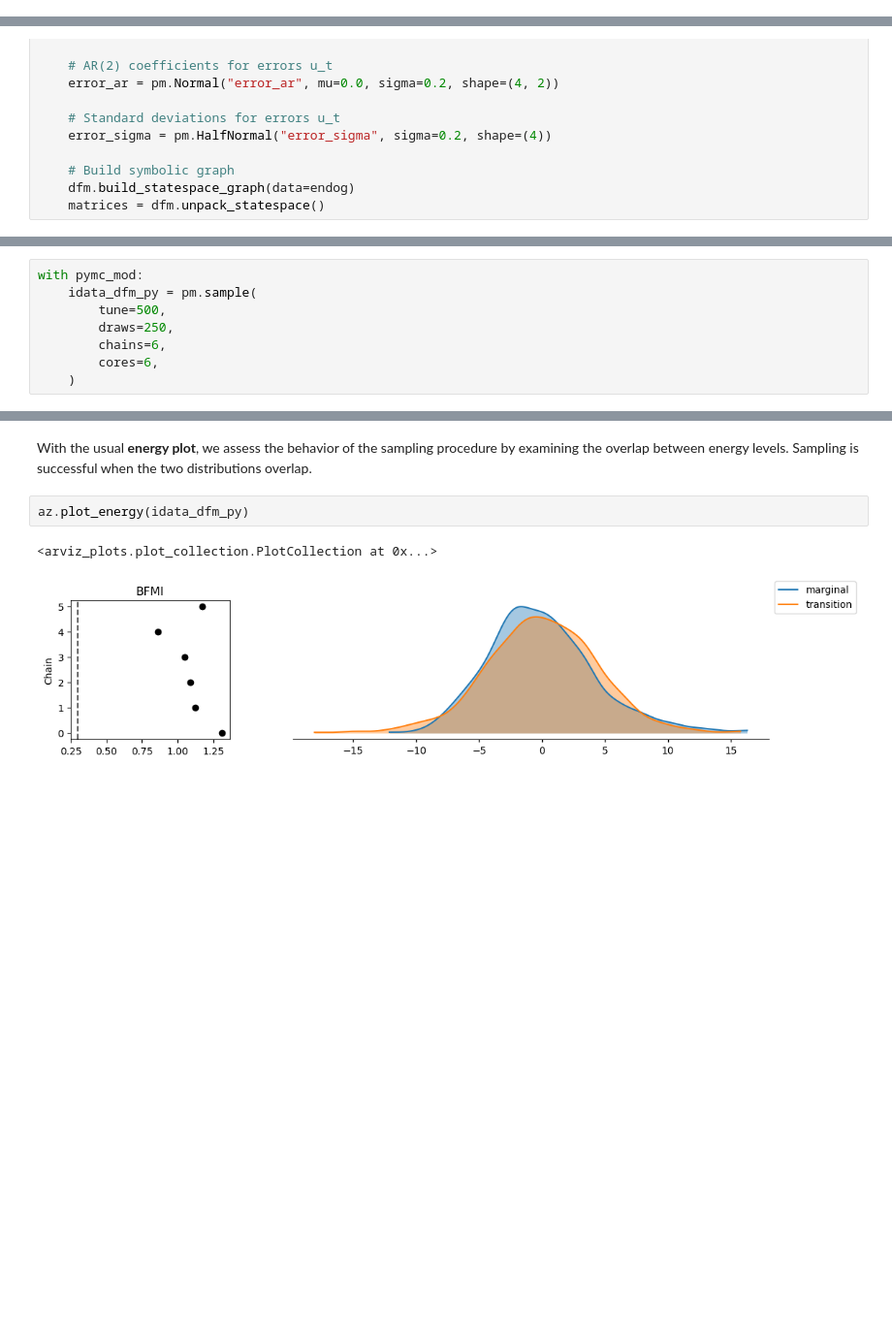
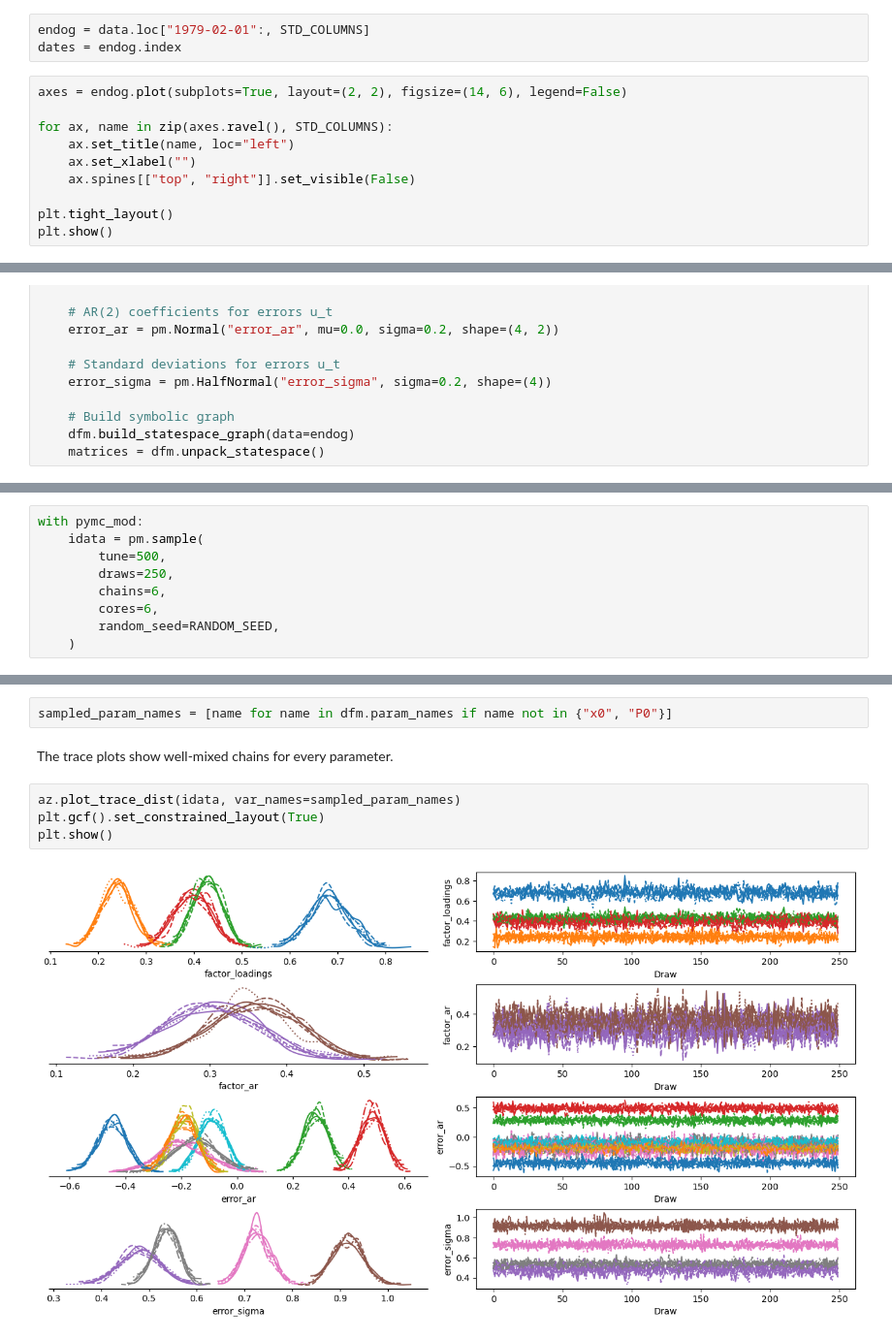
Before and after one commit to pymc-devs/pymc-extras, a Jupyter notebook: notebooks/DFM_Example_(Coincident_Index).ipynb, the cells around one changed output, grey strips where cells are left out. Shown at 97% size. Cells and saved outputs as stored; diff of their text form; blank space fills up the shorter version.

```diff
--- a/notebooks/DFM_Example_(Coincident_Index).ipynb
+++ b/notebooks/DFM_Example_(Coincident_Index).ipynb
@@ -104,0 +279,13 @@ endog = data.loc["1979-02-01":, "std_indprod":"std_emp"]
+# %%
+endog = data.loc["1979-02-01":, STD_COLUMNS]
+dates = endog.index
+# %%
+axes = endog.plot(subplots=True, layout=(2, 2), figsize=(14, 6), legend=False)
+
+for ax, name in zip(axes.ravel(), STD_COLUMNS):
+    ax.set_title(name, loc="left")
+    ax.set_xlabel("")
+    ax.spines[["top", "right"]].set_visible(False)
+
+plt.tight_layout()
+plt.show()
@@ -583,11 +767,12 @@ pymc_mod.to_graphviz()
 [drawing not drawn]
 # %%
 with pymc_mod:
-    idata_dfm_py = pm.sample(
+    idata = pm.sample(
         tune=500,
         draws=250,
         chains=6,
         cores=6,
+        random_seed=RANDOM_SEED,
     )
 # %% [output]
 NUTS[nutpie]: [factor_loadings, factor_ar, error_ar, error_sigma]
@@ -598,7 +790,10 @@ NUTS[nutpie]: [factor_loadings, factor_ar, error_ar, error_sigma]
+# %%
+sampled_param_names = [name for name in dfm.param_names if name not in {"x0", "P0"}]
 # %% [markdown]
-With the usual **energy plot**, we assess the behavior of the sampling procedure by examining the overlap between energy levels. Sampling is successful when the two distributions overlap.
+The trace plots show well-mixed chains for every parameter.
 # %%
-az.plot_energy(idata_dfm_py)
+az.plot_trace_dist(idata, var_names=sampled_param_names)
+plt.gcf().set_constrained_layout(True)
+plt.show()
 # %% [output]
-<arviz_plots.plot_collection.PlotCollection at 0x...>
-[figure, old version]
+[figure, new version]
```
Also changed, not shown: parts of 84 cells of this notebook.
